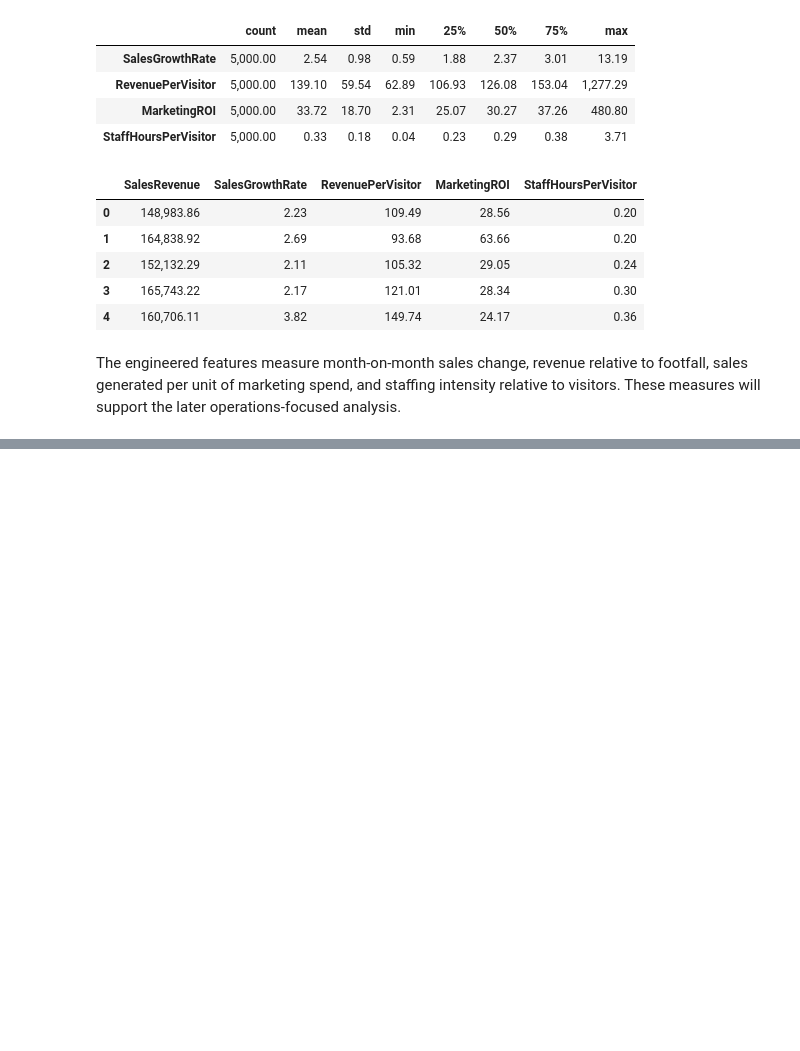
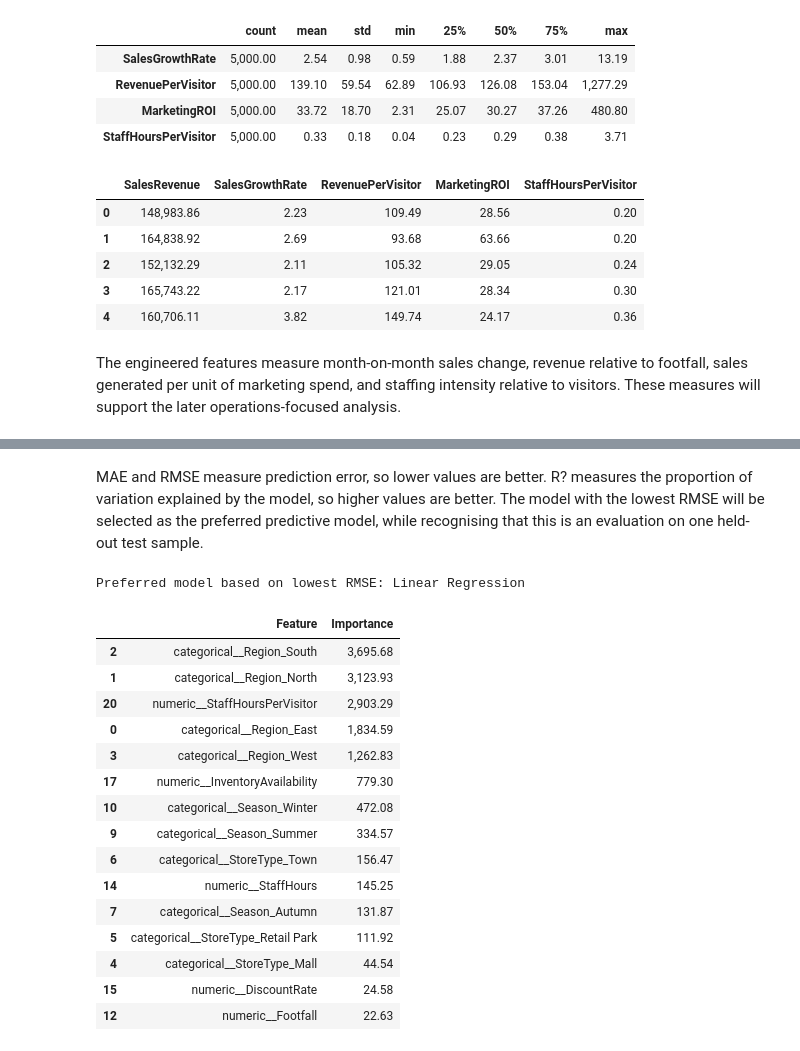
Before and after one commit to PaulaEleni05/CA1-Business-Analytics, a Jupyter notebook: CA1_Analysis.ipynb, the cells around one changed output, grey strips where cells are left out. Drawn from its saved outputs; the diff is of its cells as text; code cells hidden in the pictures; blank space fills up the shorter version.

```diff
--- a/CA1_Analysis.ipynb
+++ b/CA1_Analysis.ipynb
@@ -232,0 +453,37 @@ The engineered features measure month-on-month sales change, revenue relative to
+# %% [markdown]
+MAE and RMSE measure prediction error, so lower values are better. R? measures the proportion of variation explained by the model, so higher values are better. The model with the lowest RMSE will be selected as the preferred predictive model, while recognising that this is an evaluation on one held-out test sample.
+# %%
+best_model_name = model_results.iloc[0]['Model']
+best_model = fitted_models[best_model_name]
+print('Preferred model based on lowest RMSE:', best_model_name)
+
+feature_names = best_model.named_steps['preprocessor'].get_feature_names_out()
+model_estimator = best_model.named_steps['model']
+if hasattr(model_estimator, 'feature_importances_'):
+    importance_values = model_estimator.feature_importances_
+else:
+    importance_values = np.abs(model_estimator.coef_)
+
+feature_importance = pd.DataFrame({
+    'Feature': feature_names,
+    'Importance': importance_values,
+}).sort_values('Importance', ascending=False)
+display(feature_importance.head(15))
+# %% [output]
+Preferred model based on lowest RMSE: Linear Regression
+|  | Feature | Importance |
+| 2 | categorical__Region_South | 3,695.68 |
+| 1 | categorical__Region_North | 3,123.93 |
+| 20 | numeric__StaffHoursPerVisitor | 2,903.29 |
+| 0 | categorical__Region_East | 1,834.59 |
+| 3 | categorical__Region_West | 1,262.83 |
+| 17 | numeric__InventoryAvailability | 779.30 |
+| 10 | categorical__Season_Winter | 472.08 |
+| 9 | categorical__Season_Summer | 334.57 |
+| 6 | categorical__StoreType_Town | 156.47 |
+| 14 | numeric__StaffHours | 145.25 |
+| 7 | categorical__Season_Autumn | 131.87 |
+| 5 | categorical__StoreType_Retail Park | 111.92 |
+| 4 | categorical__StoreType_Mall | 44.54 |
+| 15 | numeric__DiscountRate | 24.58 |
+| 12 | numeric__Footfall | 22.63 |
```
Also changed, not shown: parts of 14 cells of this notebook.
